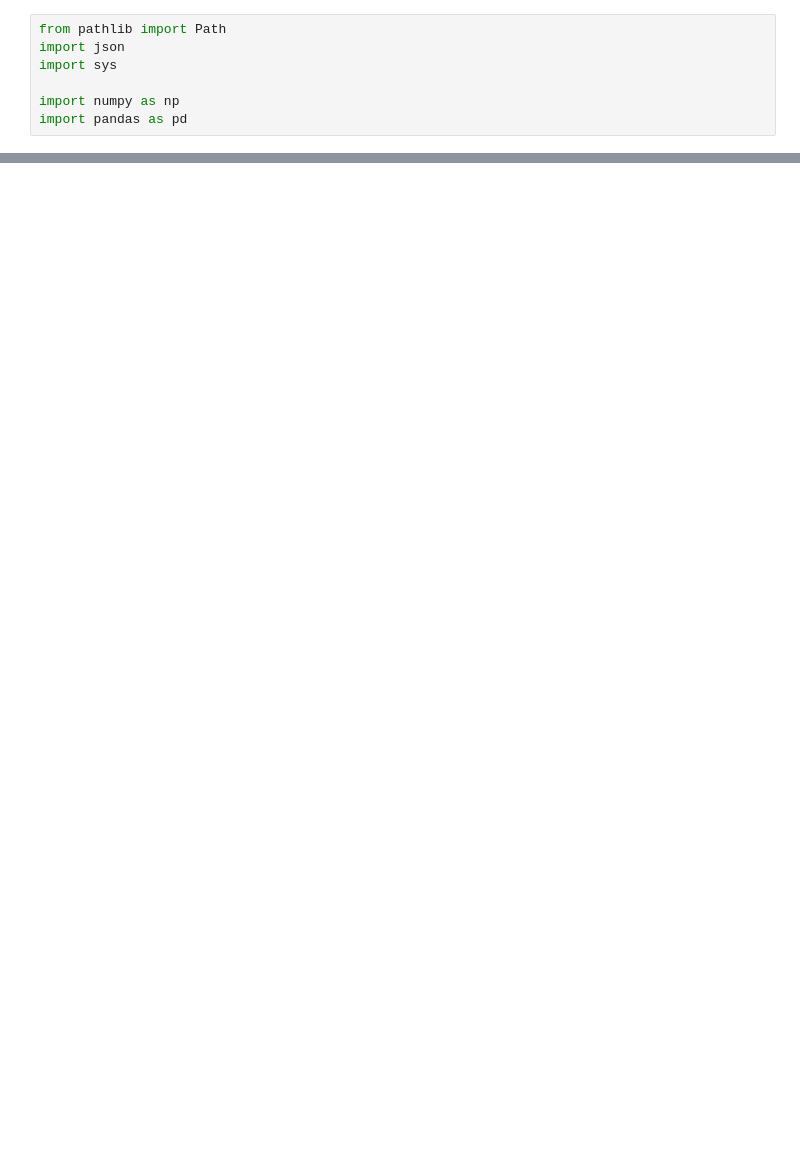
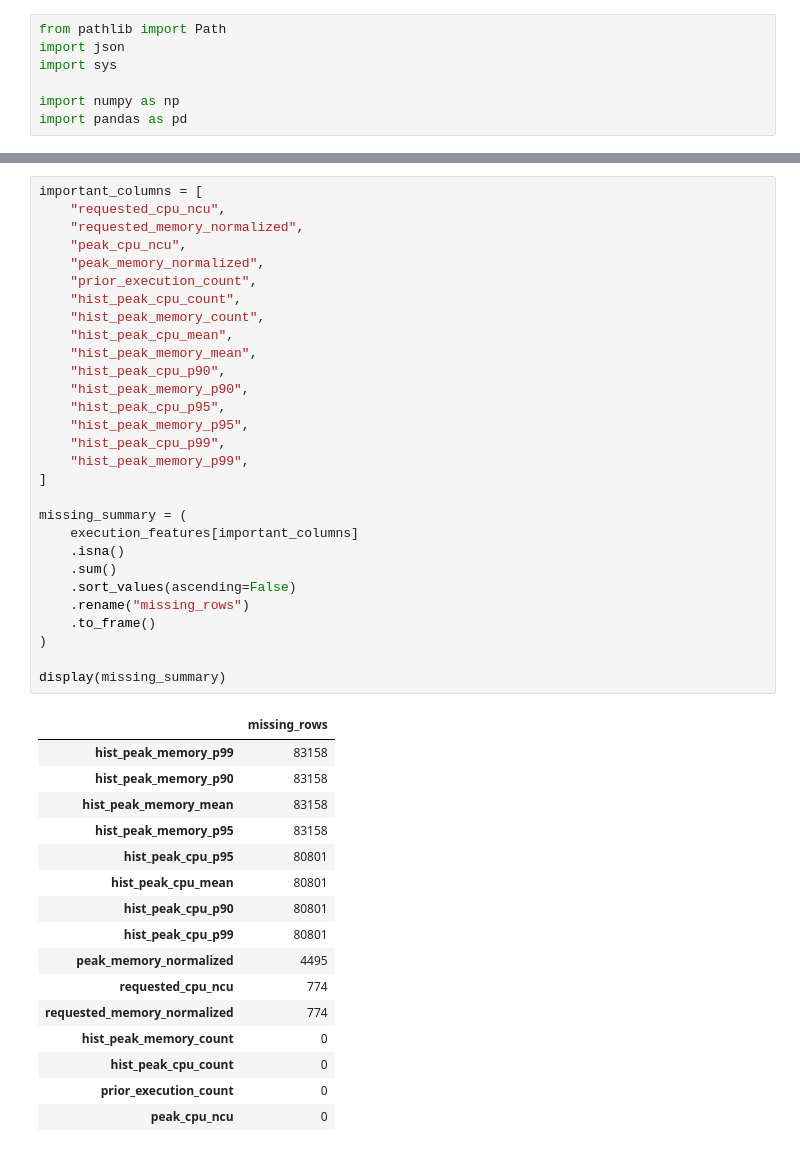
Before and after one commit to sonalilonkar1/masters-project, a Jupyter notebook: pipelines/google_subset/04_splitAndBaselines.ipynb, the cells around one changed output, grey strips where cells are left out. Drawn from its saved outputs; the diff is of its cells as text; blank space fills up the shorter version.

```diff
--- a/pipelines/google_subset/04_splitAndBaselines.ipynb
+++ b/pipelines/google_subset/04_splitAndBaselines.ipynb
@@ -323,0 +235,46 @@ print(
+# %%
+important_columns = [
+    "requested_cpu_ncu",
+    "requested_memory_normalized",
+    "peak_cpu_ncu",
+    "peak_memory_normalized",
+    "prior_execution_count",
+    "hist_peak_cpu_count",
+    "hist_peak_memory_count",
+    "hist_peak_cpu_mean",
+    "hist_peak_memory_mean",
+    "hist_peak_cpu_p90",
+    "hist_peak_memory_p90",
+    "hist_peak_cpu_p95",
+    "hist_peak_memory_p95",
+    "hist_peak_cpu_p99",
+    "hist_peak_memory_p99",
+]
+
+missing_summary = (
+    execution_features[important_columns]
+    .isna()
+    .sum()
+    .sort_values(ascending=False)
+    .rename("missing_rows")
+    .to_frame()
+)
+
+display(missing_summary)
+# %% [output]
+|  | missing_rows |
+| hist_peak_memory_p99 | 83158 |
+| hist_peak_memory_p90 | 83158 |
+| hist_peak_memory_mean | 83158 |
+| hist_peak_memory_p95 | 83158 |
+| hist_peak_cpu_p95 | 80801 |
+| hist_peak_cpu_mean | 80801 |
+| hist_peak_cpu_p90 | 80801 |
+| hist_peak_cpu_p99 | 80801 |
+| peak_memory_normalized | 4495 |
+| requested_cpu_ncu | 774 |
+| requested_memory_normalized | 774 |
+| hist_peak_memory_count | 0 |
+| hist_peak_cpu_count | 0 |
+| prior_execution_count | 0 |
+| peak_cpu_ncu | 0 |
```
Also changed, not shown: parts of 61 cells of this notebook, 2 other files.
